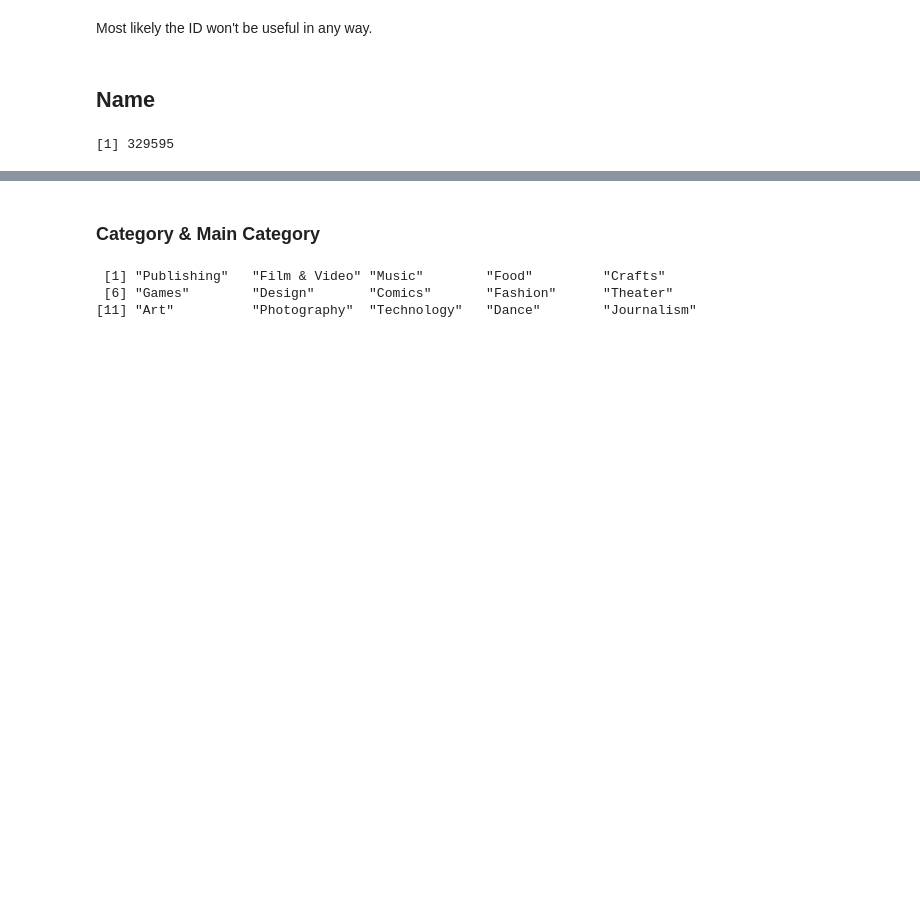
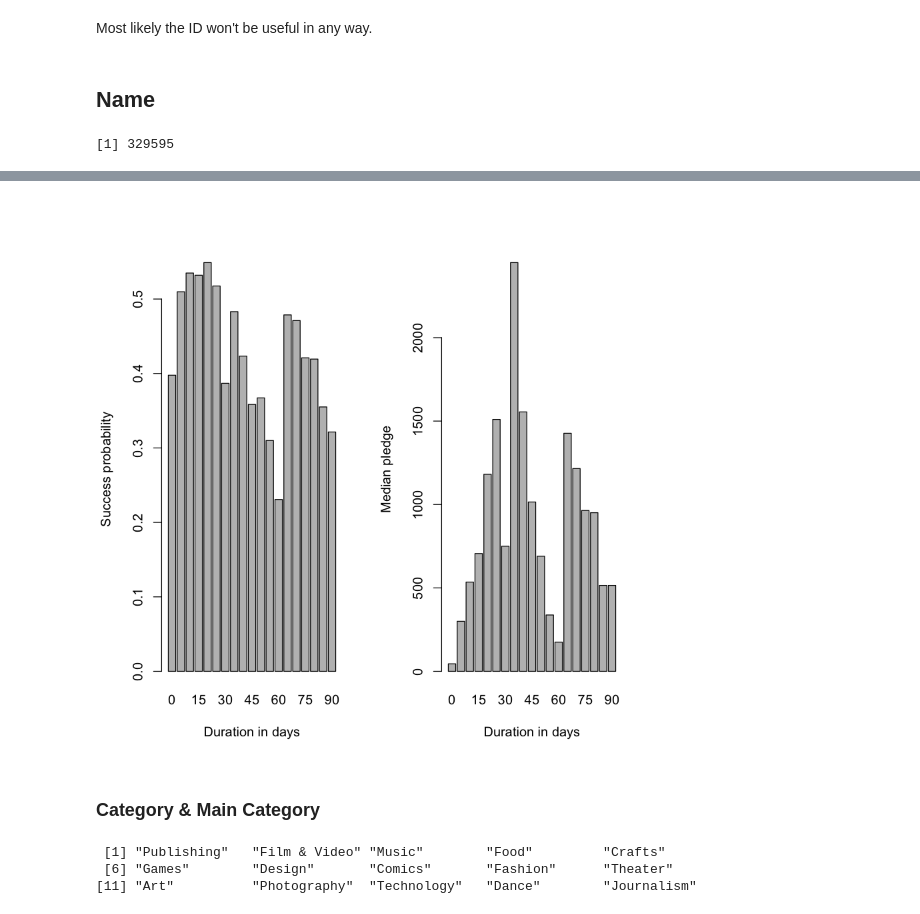
Before and after one commit to MLobo1997/Kickstarter_predictor, a Jupyter notebook: Eval.ipynb, the cells around one changed output, grey strips where cells are left out. Cells and saved outputs as stored; diff of their text form; code cells hidden in the pictures; blank space fills up the shorter version.

```diff
--- a/Eval.ipynb
+++ b/Eval.ipynb
@@ -84,3 +115,11 @@ Sames as with name
+# %%
+tmp <- aggregate(success ~ duration%/% 5, data = projects, FUN = mean)
+par(mfrow = c(1,2))
+barplot(tmp$success, names.arg = seq(0,90,5), xlab = "Duration in days", ylab = "Success probability")
+tmp <- aggregate(usd_pledged_real ~ duration%/% 5, data = projects, FUN = median)
+barplot(tmp$usd_pledged_real, names.arg = seq(0,90,5), xlab = "Duration in days", ylab = "Median pledge")
+# %% [output]
+[figure, added]
 # %% [markdown]
 ### Category & Main Category
 # %%
```
Also changed, not shown: parts of 10 cells of this notebook.
